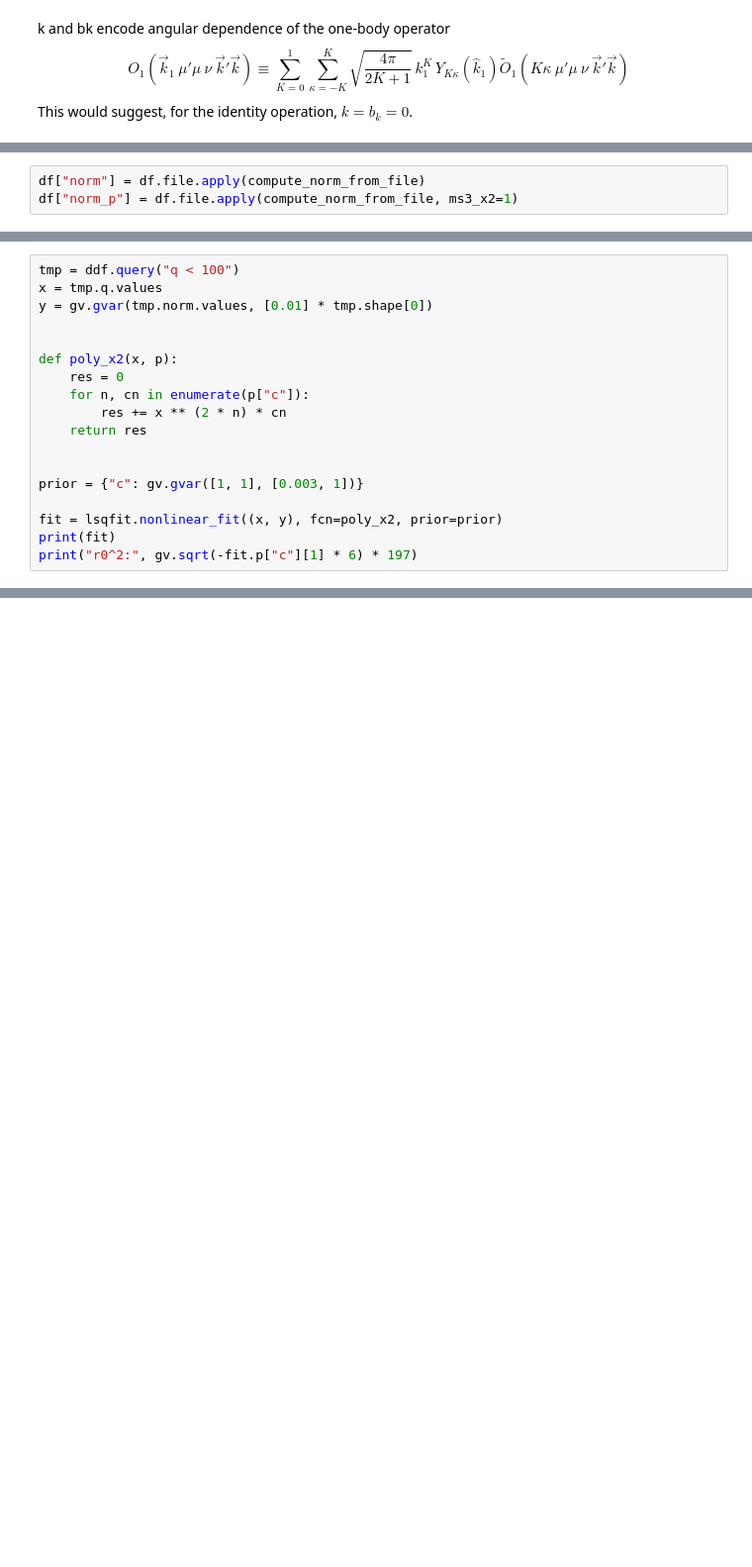
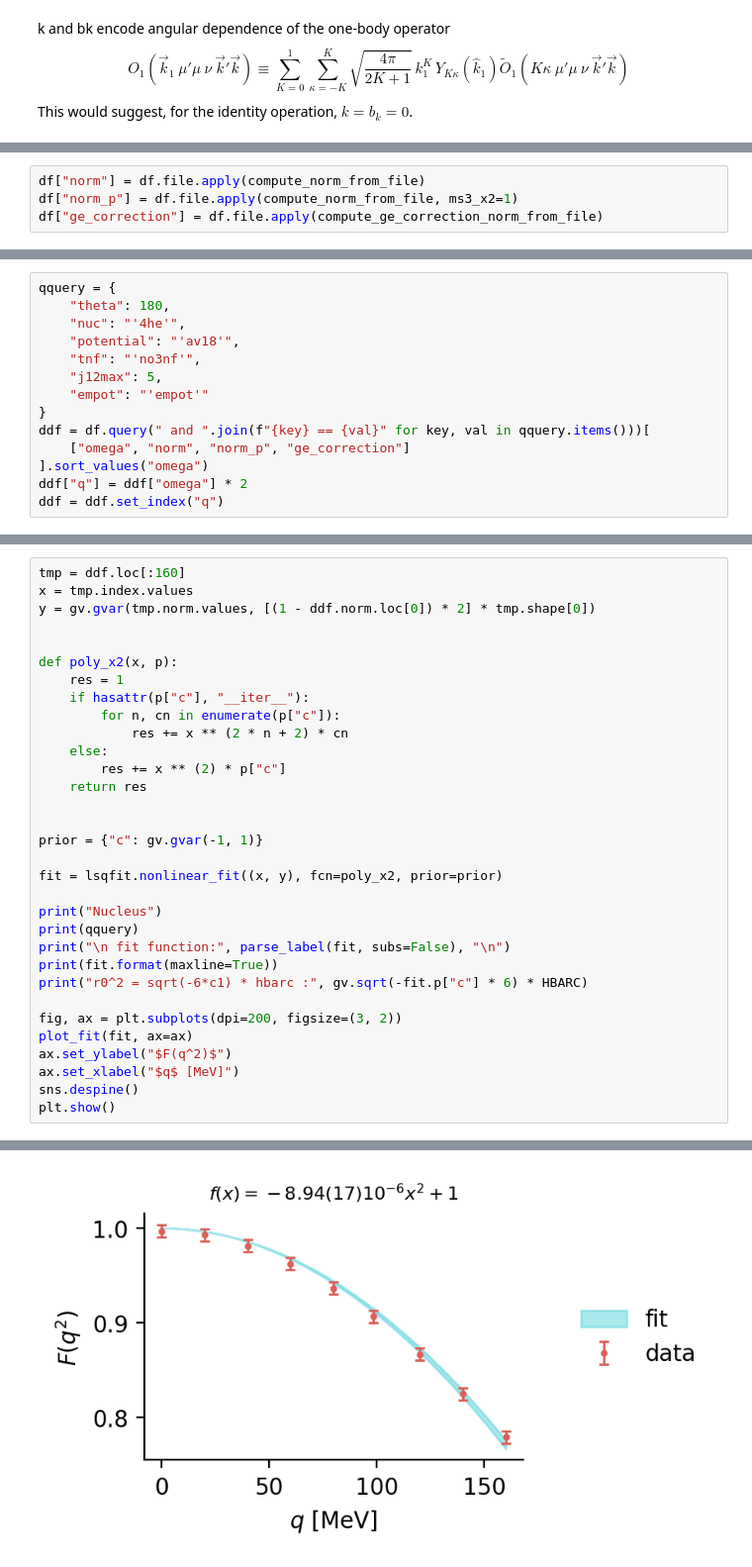
Before and after one commit to ckoerber/numpwd, a Jupyter notebook: notebooks/1bd.ipynb, the cells around one changed output, grey strips where cells are left out. Shown at 99% size. Drawn from its saved outputs; the diff is of its cells as text; blank space fills up the shorter version.

```diff
--- a/notebooks/1bd.ipynb
+++ b/notebooks/1bd.ipynb
@@ -175,3 +302,4 @@ norm-n: 0.4985167086
 # %%
 df["norm"] = df.file.apply(compute_norm_from_file)
 df["norm_p"] = df.file.apply(compute_norm_from_file, ms3_x2=1)
+df["ge_correction"] = df.file.apply(compute_ge_correction_norm_from_file)
@@ -182,0 +306,14 @@ ddf["q"] = ddf["omega"]
+# %%
+qquery = {
+    "theta": 180,
+    "nuc": "'4he'",
+    "potential": "'av18'",
+    "tnf": "'no3nf'",
+    "j12max": 5,
+    "empot": "'empot'"
+}
+ddf = df.query(" and ".join(f"{key} == {val}" for key, val in qquery.items()))[
+    ["omega", "norm", "norm_p", "ge_correction"]
+].sort_values("omega")
+ddf["q"] = ddf["omega"] * 2
+ddf = ddf.set_index("q")
@@ -183,19 +336,33 @@ ddf["q"] = ddf["omega"]
 # %%
-tmp = ddf.query("q < 100")
-x = tmp.q.values
-y = gv.gvar(tmp.norm.values, [0.01] * tmp.shape[0])
+tmp = ddf.loc[:160]
+x = tmp.index.values
+y = gv.gvar(tmp.norm.values, [(1 - ddf.norm.loc[0]) * 2] * tmp.shape[0])
 
 
 def poly_x2(x, p):
-    res = 0
-    for n, cn in enumerate(p["c"]):
-        res += x ** (2 * n) * cn
+    res = 1
+    if hasattr(p["c"], "__iter__"):
+        for n, cn in enumerate(p["c"]):
+            res += x ** (2 * n + 2) * cn
+    else:
+        res += x ** (2) * p["c"]
     return res
 
 
-prior = {"c": gv.gvar([1, 1], [0.003, 1])}
+prior = {"c": gv.gvar(-1, 1)}
 
 fit = lsqfit.nonlinear_fit((x, y), fcn=poly_x2, prior=prior)
-print(fit)
-print("r0^2:", gv.sqrt(-fit.p["c"][1] * 6) * 197)
+
+print("Nucleus")
+print(qquery)
+print("\n fit function:", parse_label(fit, subs=False), "\n")
+print(fit.format(maxline=True))
+print("r0^2 = sqrt(-6*c1) * hbarc :", gv.sqrt(-fit.p["c"] * 6) * HBARC)
+
+fig, ax = plt.subplots(dpi=200, figsize=(3, 2))
+plot_fit(fit, ax=ax)
+ax.set_ylabel("$F(q^2)$")
+ax.set_xlabel("$q$ [MeV]")
+sns.despine()
+plt.show()
 # %% [output]
@@ -213,0 +386 @@ r0^2: 2.77(12)
+[figure, added]
```
Also changed, not shown: parts of 22 cells of this notebook.
